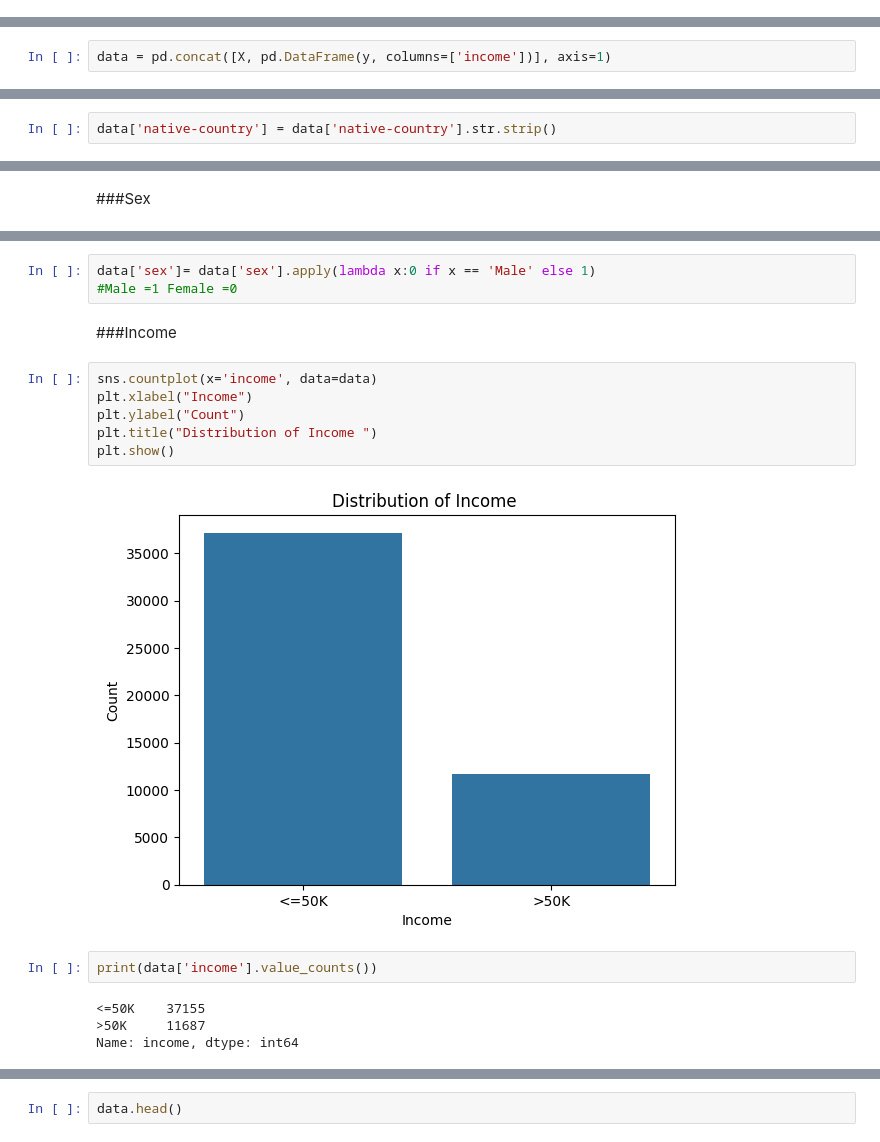
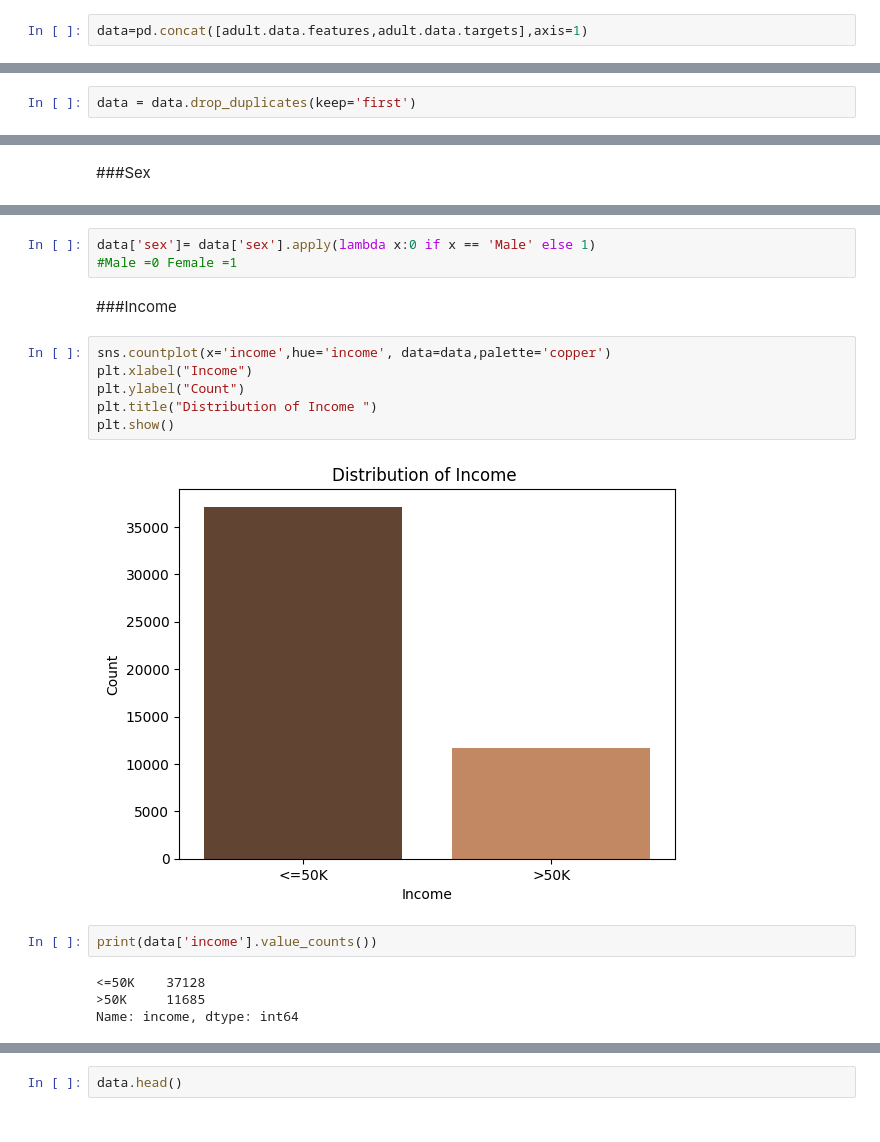
Before and after one commit to MadhunishaBala/Census_Income_Classification, a Jupyter notebook: MachineLearning.ipynb, the cells around one changed output, grey strips where cells are left out. Cells and saved outputs as stored; diff of their text form.

```diff
--- a/MachineLearning.ipynb
+++ b/MachineLearning.ipynb
@@ -55 +26,3 @@ import seaborn as sns
+# %%
+data=pd.concat([adult.data.features,adult.data.targets],axis=1)
 # %% [markdown]
@@ -57,5 +30,3 @@ import seaborn as sns
-# %%
-data = pd.concat([X, pd.DataFrame(y, columns=['income'])], axis=1)
 # %%
 data.head()
 # %% [output]
@@ -106,2 +76,0 @@ data.describe()
-# %%
-data['native-country'] = data['native-country'].str.strip()
@@ -107,0 +99,2 @@ data['native-country'] = data['native-country'].str.strip()
+# %%
+data = data.drop_duplicates(keep='first')
@@ -563,21 +613,21 @@ plt.show()
 # %%
 data['sex']= data['sex'].apply(lambda x:0 if x == 'Male' else 1)
-#Male =1 Female =0
+#Male =0 Female =1
 # %% [markdown]
 ###Income
 # %%
-sns.countplot(x='income', data=data)
+sns.countplot(x='income',hue='income', data=data,palette='copper')
 plt.xlabel("Income")
 plt.ylabel("Count")
 plt.title("Distribution of Income ")
 plt.show()
 # %% [output]
-[figure, old version]
+[figure, new version]
 # %%
 print(data['income'].value_counts())
 # %% [output]
-<=50K    37155
->50K     11687
+<=50K    37128
+>50K     11685
 Name: income, dtype: int64
 # %%
 data['income']= data['income'].apply(lambda x:0 if x == '<=50K' else 1)
```
Also changed, not shown: parts of 85 cells of this notebook.
